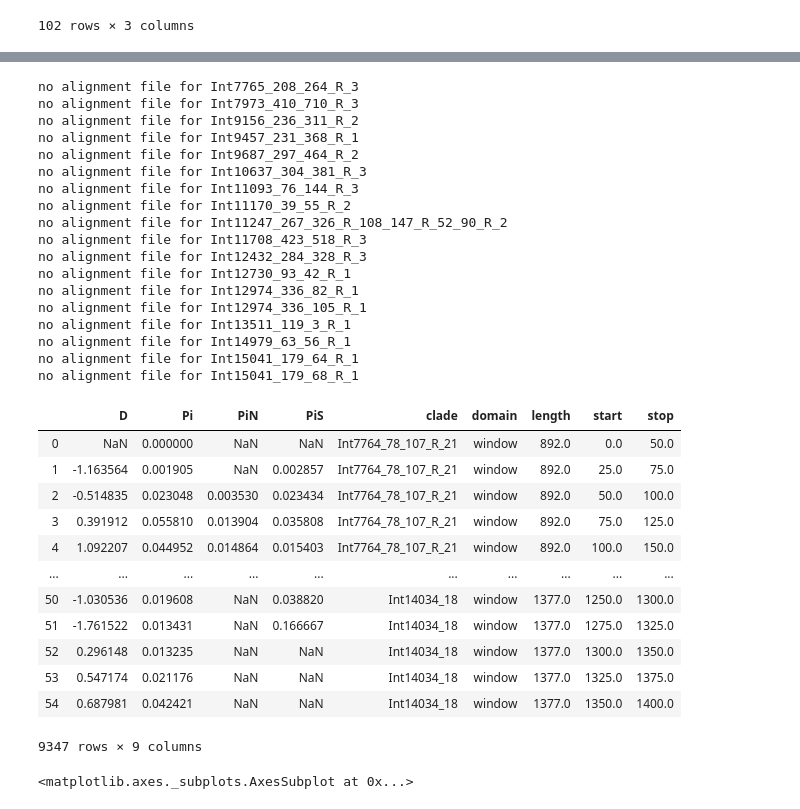
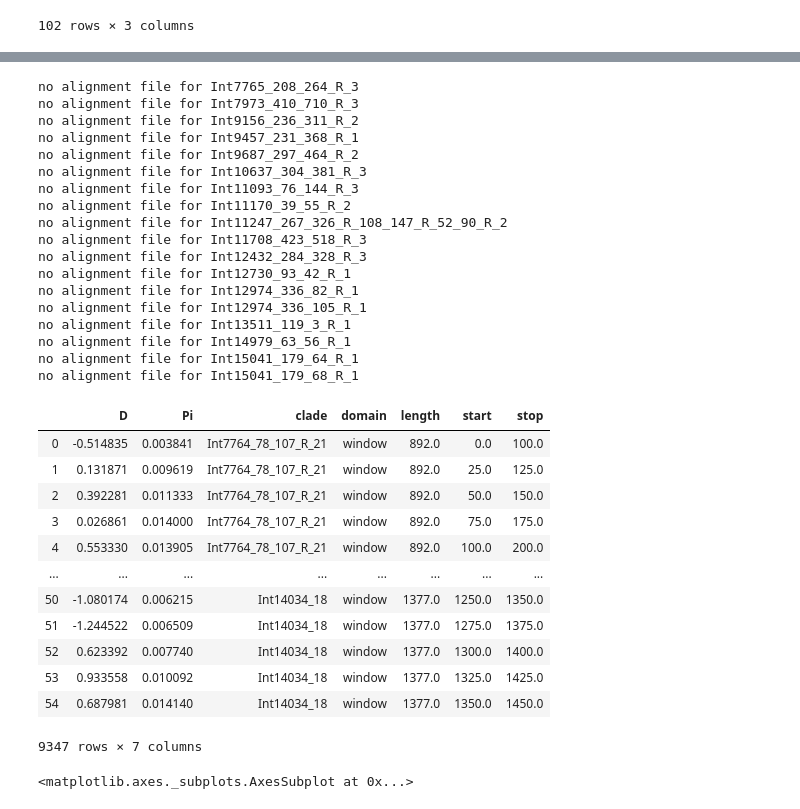
Before and after one commit to chandlersutherland/e14, a Jupyter notebook: pi_calculation.ipynb, the cells around one changed output, grey strips where cells are left out. Drawn from its saved outputs; the diff is of its cells as text; code cells hidden in the pictures.

```diff
--- a/pi_calculation.ipynb
+++ b/pi_calculation.ipynb
@@ -594,3 +708,31 @@ domain_level.to_csv('/global/scratch/users/chandlersutherland/e14/popgen/domain_
 | 147 | -0.73335 | 0.040273 | 0.006574 | 0.030687 | Int14387_212_343_R_44 | nbarc |
 # %% [markdown]
 Complement this analysis with sliding window calculation
+# %%
+#rpp13 sliding window
+aln = egglib.io.from_fasta('/global/scratch/users/chandlersutherland/e14/popgen/clades/Int14387_212_343_R_44/popgenome/Int14387_212_343_R_44.pal2nal.fas', alphabet=egglib.alphabets.DNA)
+
+#convert to codon format to calculate synonymous and nonsynonymous sites (using Nei & Gojobori (Mol. #Biol. Evol. 1986 3:418-426).)
+# codon=egglib.tools.to_codons(aln)
+# codon.ls
+
+#print(codon.get_sequence(0)[0])
+
+window_num=-1
+rpp13_window=pd.DataFrame()
+for window in aln.slider(300, 50):
+    window_num += 1
+    ls=egglib.stats.ComputeStats()
+    ls.configure(multi_hits=True, multi=False)
+
+    #calculate Pi across the gene, and then normalize by lseff, the number of analyzed sites
+    ls.add_stats('Pi', 'lseff', 'D')
+    stats=ls.process_align(window, max_missing=0.1)
+    if stats['lseff'] == 0:
+        Pi=np.nan
+    else:
+        Pi=stats['Pi']/stats['lseff']
+    D=stats['D']
+    rpp13_window=rpp13_window.append({'window_num':window_num, 'Pi':Pi, 'D':D}, ignore_index=True)
+
+rpp13_window
@@ -721,7 +929,7 @@ def my_slider(clade, window, step):
 
         for i in range(0, len(fake_annotations)):
             row=fake_annotations.iloc[i,:]
-            result=sub_stat(row, 'window')
+            result=sub_stat_short(row, 'window')
             result['start']=row[1]
             result['stop']=row[2]
             result['length']=codon_length
@@ -730,5 +938,3 @@ def my_slider(clade, window, step):
 
     else:
         print('no alignment file for '+clade)
-
-my_slider(clades[0], 50, 25)
@@ -753,42 +974,42 @@ my_slider(clades[0], 50, 25)
 # %%
 #apply to all alignments and make a mega dataframe
 concat_slider=pd.DataFrame()
 for clade in clades:
-    result=my_slider(clade, 50, 25)
+    result=my_slider(clade, 100, 25)
     concat_slider=pd.concat([concat_slider, result])
 
 concat_slider
 # %% [output]
 no alignment file for Int7765_208_264_R_3
 no alignment file for Int7973_410_710_R_3
 no alignment file for Int9156_236_311_R_2
 no alignment file for Int9457_231_368_R_1
 no alignment file for Int9687_297_464_R_2
 no alignment file for Int10637_304_381_R_3
 no alignment file for Int11093_76_144_R_3
 no alignment file for Int11170_39_55_R_2
 no alignment file for Int11247_267_326_R_108_147_R_52_90_R_2
 no alignment file for Int11708_423_518_R_3
 no alignment file for Int12432_284_328_R_3
 no alignment file for Int12730_93_42_R_1
 no alignment file for Int12974_336_82_R_1
 no alignment file for Int12974_336_105_R_1
 no alignment file for Int13511_119_3_R_1
 no alignment file for Int14979_63_56_R_1
 no alignment file for Int15041_179_64_R_1
 no alignment file for Int15041_179_68_R_1
-|  | D | Pi | PiN | PiS | clade | domain | length | start | stop |
-| 0 | NaN | 0.000000 | NaN | NaN | Int7764_78_107_R_21 | window | 892.0 | 0.0 | 50.0 |
-| 1 | -1.163564 | 0.001905 | NaN | 0.002857 | Int7764_78_107_R_21 | window | 892.0 | 25.0 | 75.0 |
-| 2 | -0.514835 | 0.023048 | 0.003530 | 0.023434 | Int7764_78_107_R_21 | window | 892.0 | 50.0 | 100.0 |
-| 3 | 0.391912 | 0.055810 | 0.013904 | 0.035808 | Int7764_78_107_R_21 | window | 892.0 | 75.0 | 125.0 |
-| 4 | 1.092207 | 0.044952 | 0.014864 | 0.015403 | Int7764_78_107_R_21 | window | 892.0 | 100.0 | 150.0 |
-| ... | ... | ... | ... | ... | ... | ... | ... | ... | ... |
-| 50 | -1.030536 | 0.019608 | NaN | 0.038820 | Int14034_18 | window | 1377.0 | 1250.0 | 1300.0 |
-| 51 | -1.761522 | 0.013431 | NaN | 0.166667 | Int14034_18 | window | 1377.0 | 1275.0 | 1325.0 |
-| 52 | 0.296148 | 0.013235 | NaN | NaN | Int14034_18 | window | 1377.0 | 1300.0 | 1350.0 |
-| 53 | 0.547174 | 0.021176 | NaN | NaN | Int14034_18 | window | 1377.0 | 1325.0 | 1375.0 |
-| 54 | 0.687981 | 0.042421 | NaN | NaN | Int14034_18 | window | 1377.0 | 1350.0 | 1400.0 |
+|  | D | Pi | clade | domain | length | start | stop |
+| 0 | -0.514835 | 0.003841 | Int7764_78_107_R_21 | window | 892.0 | 0.0 | 100.0 |
+| 1 | 0.131871 | 0.009619 | Int7764_78_107_R_21 | window | 892.0 | 25.0 | 125.0 |
+| 2 | 0.392281 | 0.011333 | Int7764_78_107_R_21 | window | 892.0 | 50.0 | 150.0 |
+| 3 | 0.026861 | 0.014000 | Int7764_78_107_R_21 | window | 892.0 | 75.0 | 175.0 |
+| 4 | 0.553330 | 0.013905 | Int7764_78_107_R_21 | window | 892.0 | 100.0 | 200.0 |
+| ... | ... | ... | ... | ... | ... | ... | ... |
+| 50 | -1.080174 | 0.006215 | Int14034_18 | window | 1377.0 | 1250.0 | 1350.0 |
+| 51 | -1.244522 | 0.006509 | Int14034_18 | window | 1377.0 | 1275.0 | 1375.0 |
+| 52 | 0.623392 | 0.007740 | Int14034_18 | window | 1377.0 | 1300.0 | 1400.0 |
+| 53 | 0.933558 | 0.010092 | Int14034_18 | window | 1377.0 | 1325.0 | 1425.0 |
+| 54 | 0.687981 | 0.014140 | Int14034_18 | window | 1377.0 | 1350.0 | 1450.0 |
-9347 rows × 9 columns
+9347 rows × 7 columns
 # %%
 #concat_slider.to_csv('/global/scratch/users/chandlersutherland/e14/popgen/pi_slider_33.csv')
```
Also changed, not shown: parts of 23 cells of this notebook.
